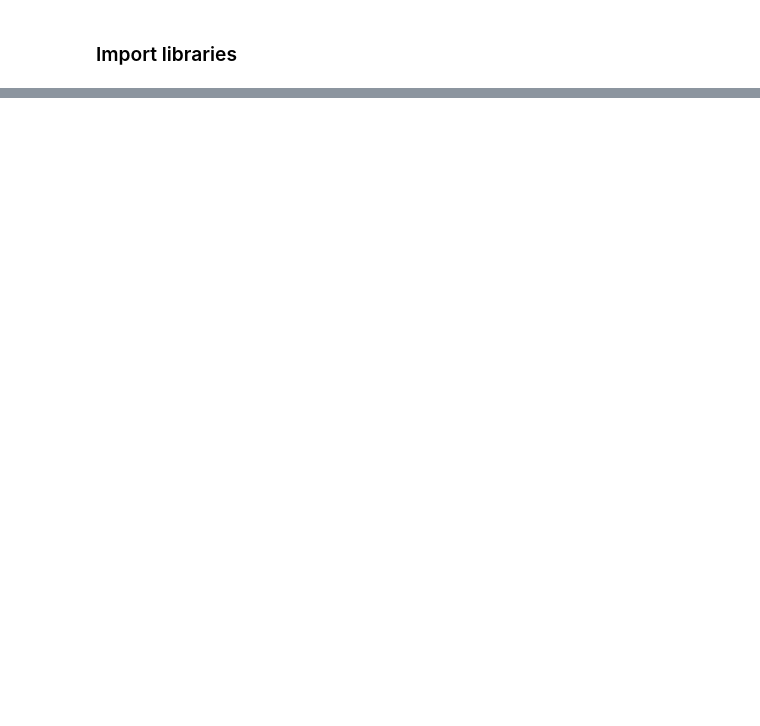
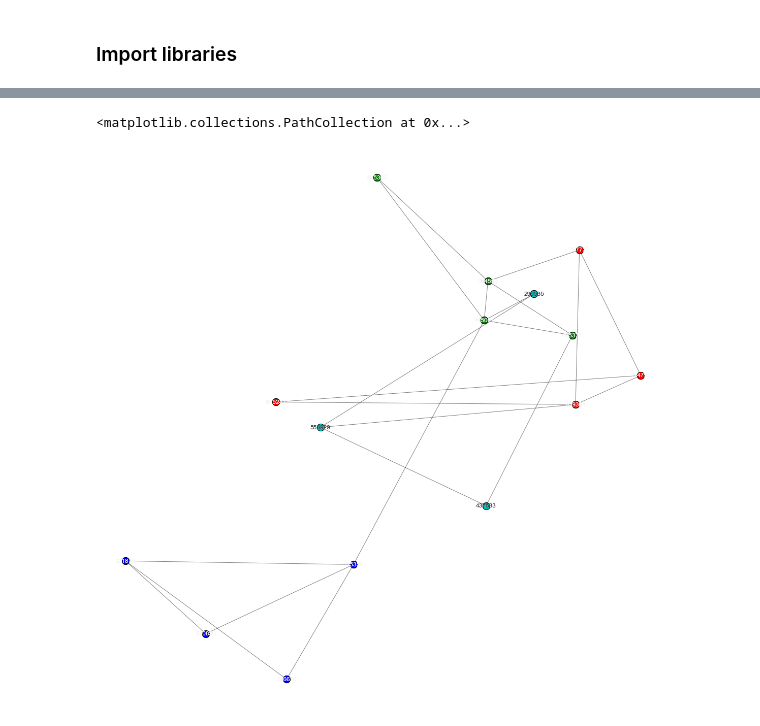
Before and after one commit to gatto/ds-network-analysis, a Jupyter notebook: py/Community Discovery.ipynb, the cells around one changed output, grey strips where cells are left out. Cells and saved outputs as stored; diff of their text form; code cells hidden in the pictures; blank space fills up the shorter version.

```diff
--- a/py/Community Discovery.ipynb
+++ b/py/Community Discovery.ipynb
@@ -134,0 +238,2 @@ evaluation.average_internal_degree(g, leiden_coms)
+# %%
+angel= algorithms.angel(G, threshold=0.25)#min_com_size=3
@@ -134,0 +305,5 @@ evaluation.average_internal_degree(g, leiden_coms)
+# %%
+viz.plot_network_clusters(G, angel, pos, figsize=(20, 20), plot_labels=True)
+# %% [output]
+<matplotlib.collections.PathCollection at 0x...>
+[figure, added]
```
Also changed, not shown: parts of 69 cells of this notebook, 1 other file.
